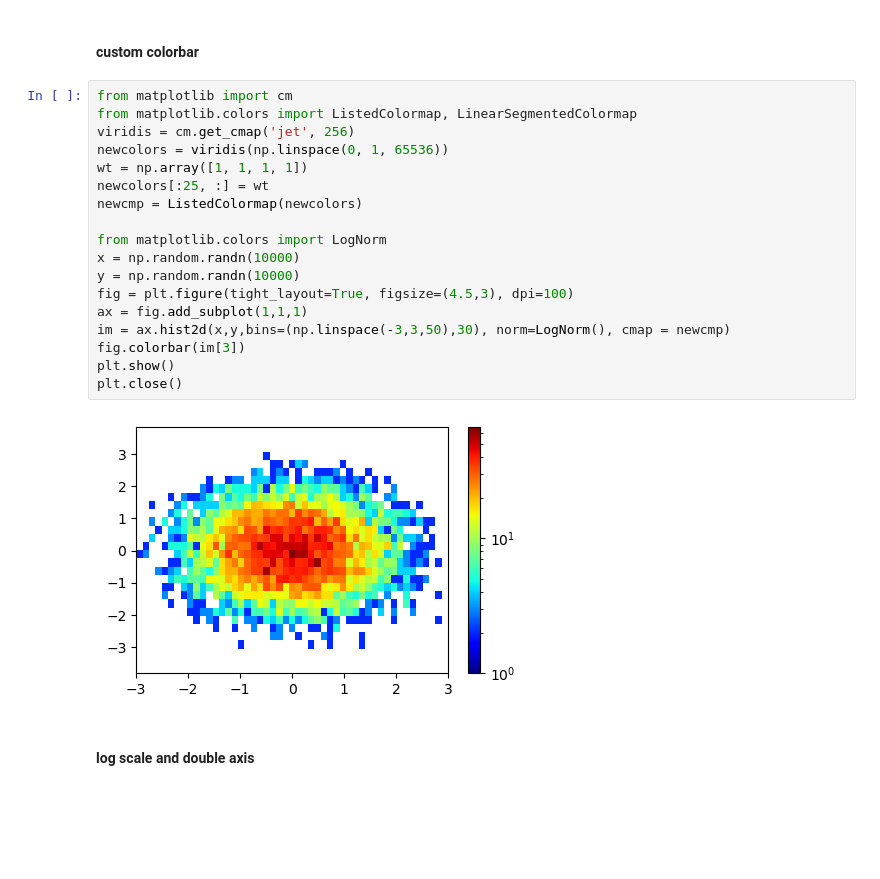
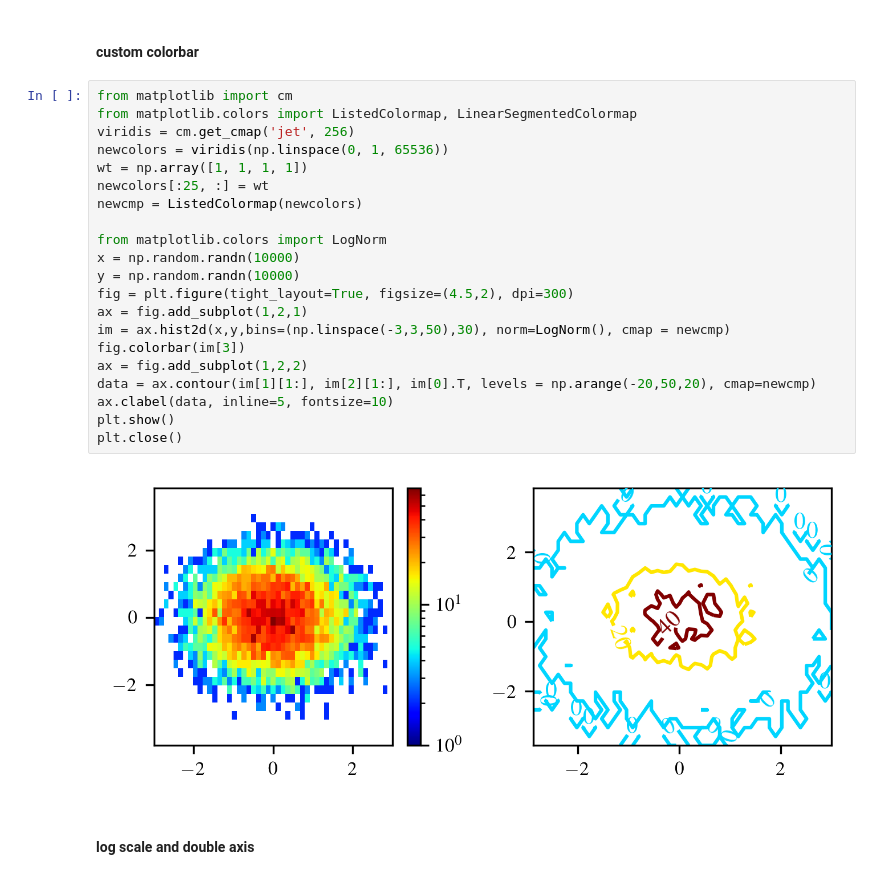
Before and after one commit to dw839566105/dw839566105.jekyll, a Jupyter notebook: ipynb/basics.ipynb, the cells around one changed output. Cells and saved outputs as stored; diff of their text form; blank space fills up the shorter version.

Commit message:
add some figure

```diff
--- a/ipynb/basics.ipynb
+++ b/ipynb/basics.ipynb
@@ -413,23 +434,26 @@ plt.colorbar(im[3], cax=cax)
 # %%
 from matplotlib import cm
 from matplotlib.colors import ListedColormap, LinearSegmentedColormap
 viridis = cm.get_cmap('jet', 256)
 newcolors = viridis(np.linspace(0, 1, 65536))
 wt = np.array([1, 1, 1, 1])
 newcolors[:25, :] = wt
 newcmp = ListedColormap(newcolors)
 
 from matplotlib.colors import LogNorm
 x = np.random.randn(10000)
 y = np.random.randn(10000)
-fig = plt.figure(tight_layout=True, figsize=(4.5,3), dpi=100)
-ax = fig.add_subplot(1,1,1)
+fig = plt.figure(tight_layout=True, figsize=(4.5,2), dpi=300)
+ax = fig.add_subplot(1,2,1)
 im = ax.hist2d(x,y,bins=(np.linspace(-3,3,50),30), norm=LogNorm(), cmap = newcmp)
 fig.colorbar(im[3])
+ax = fig.add_subplot(1,2,2)
+data = ax.contour(im[1][1:], im[2][1:], im[0].T, levels = np.arange(-20,50,20), cmap=newcmp)
+ax.clabel(data, inline=5, fontsize=10)
 plt.show()
 plt.close()
 # %% [output]
-[figure, old version]
+[figure, new version]
 # %% [markdown]
 #### log scale and double axis
 # %%
```
Also changed, not shown: parts of 22 cells of this notebook.
